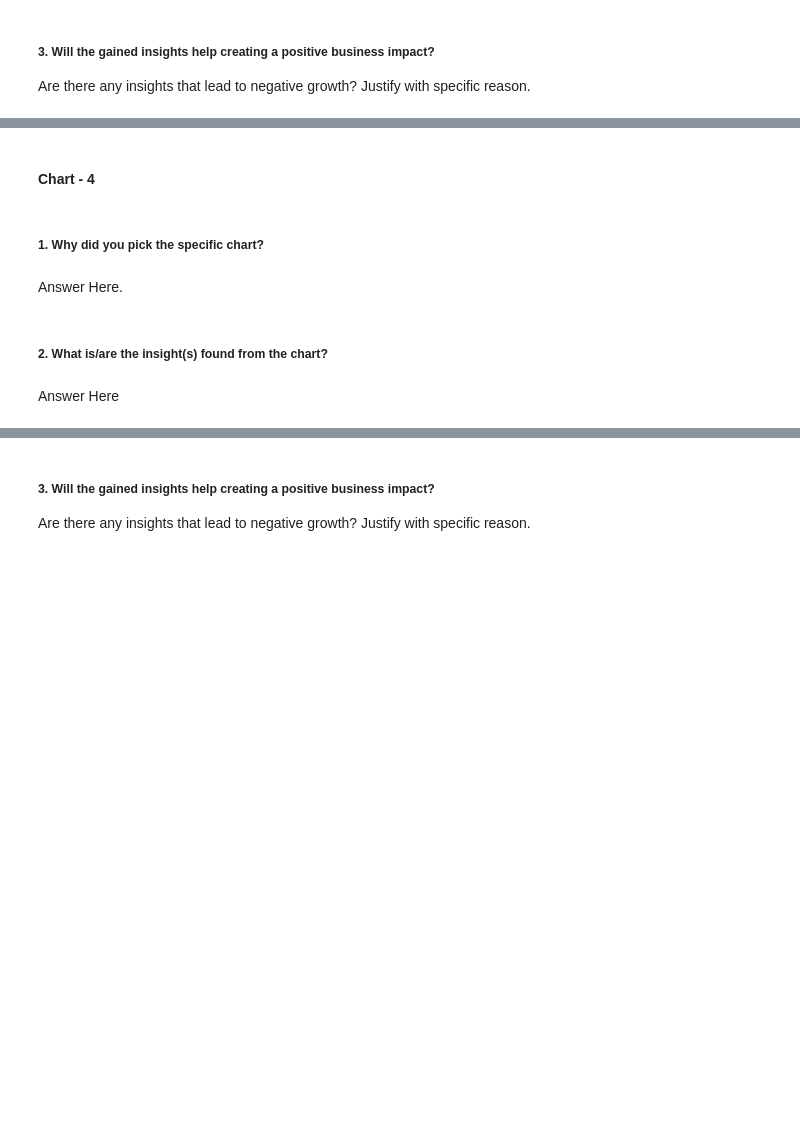
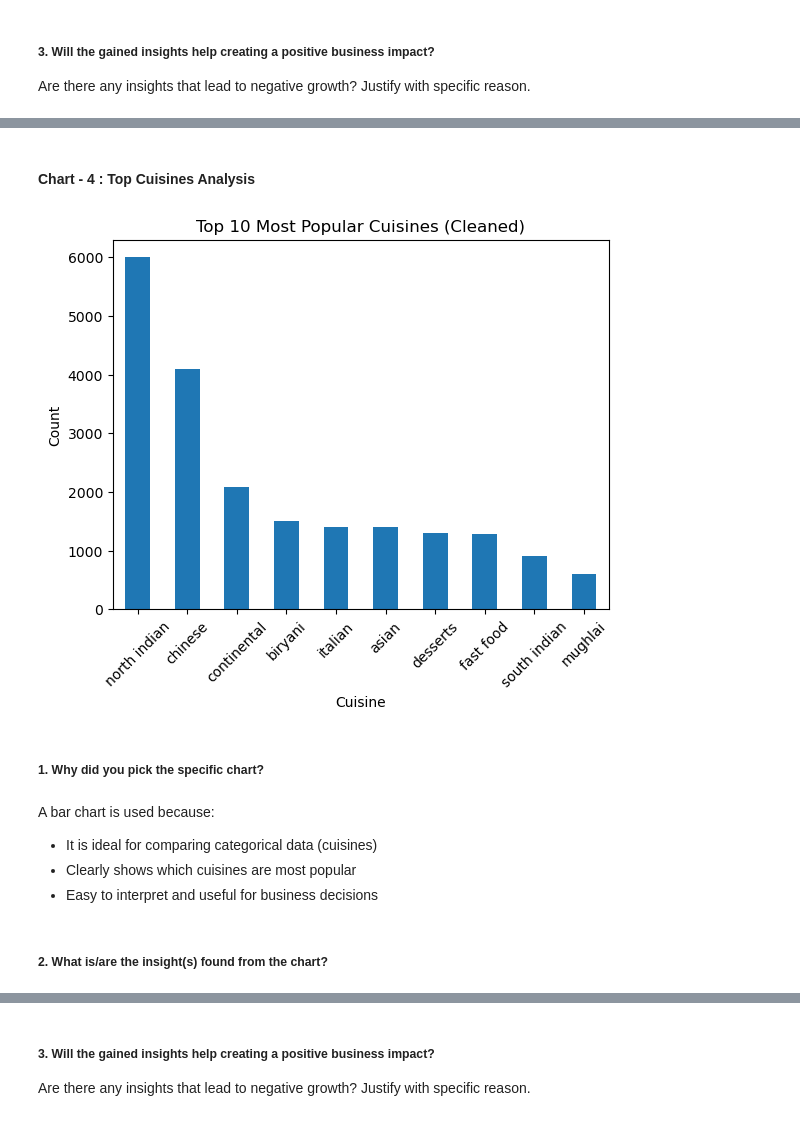
Before and after one commit to updesh1/Zomato_project, a Jupyter notebook: Sample_ML_Submission_Template.ipynb, the cells around one changed output, grey strips where cells are left out. Saved outputs shown, nothing was run; the diff lists cells and outputs as text; code cells hidden in the pictures; blank space fills up the shorter version.

```diff
--- a/Sample_ML_Submission_Template.ipynb
+++ b/Sample_ML_Submission_Template.ipynb
@@ -499,2 +474,2 @@ Answer Here
 # %% [markdown]
-#### Chart - 4
+#### Chart - 4 : Top Cuisines Analysis
@@ -503,8 +476,35 @@ Answer Here
+# %%
+# Chart - 4 visualization code
+# Clean cuisines column
+df['Cuisines'] = df['Cuisines'].astype(str)
+
+# Split → remove spaces → convert to lowercase
+cuisine_series = df['Cuisines'].str.split(',').explode()
+
+cuisine_series = cuisine_series.str.strip()        # remove extra spaces
+cuisine_series = cuisine_series.str.lower()        # convert to lowercase
+
+# Get top cuisines
+top_cuisines = cuisine_series.value_counts().head(10)
+
+# Plot
+top_cuisines.plot(kind='bar')
+
+plt.title("Top 10 Most Popular Cuisines (Cleaned)")
+plt.xlabel("Cuisine")
+plt.ylabel("Count")
+plt.xticks(rotation=45)
+
+plt.show()
+# %% [output]
+[figure, added]
 # %% [markdown]
 ##### 1. Why did you pick the specific chart?
-# %% [markdown]
-Answer Here.
+# %% [markdown]
+A bar chart is used because:
+
+- It is ideal for comparing categorical data (cuisines)
+- Clearly shows which cuisines are most popular
+- Easy to interpret and useful for business decisions
 # %% [markdown]
 ##### 2. What is/are the insight(s) found from the chart?
-# %% [markdown]
-Answer Here
```
Also changed, not shown: parts of 261 cells of this notebook.
